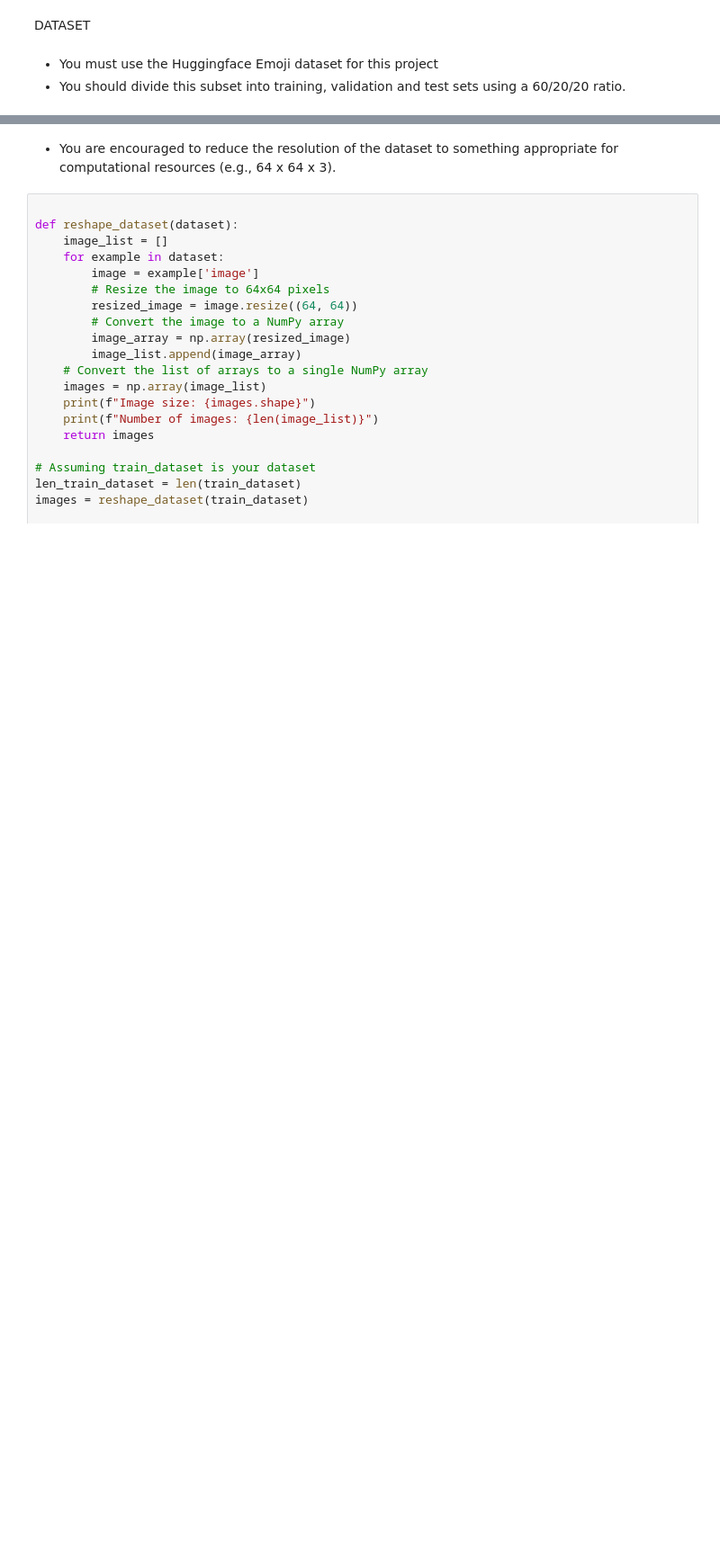
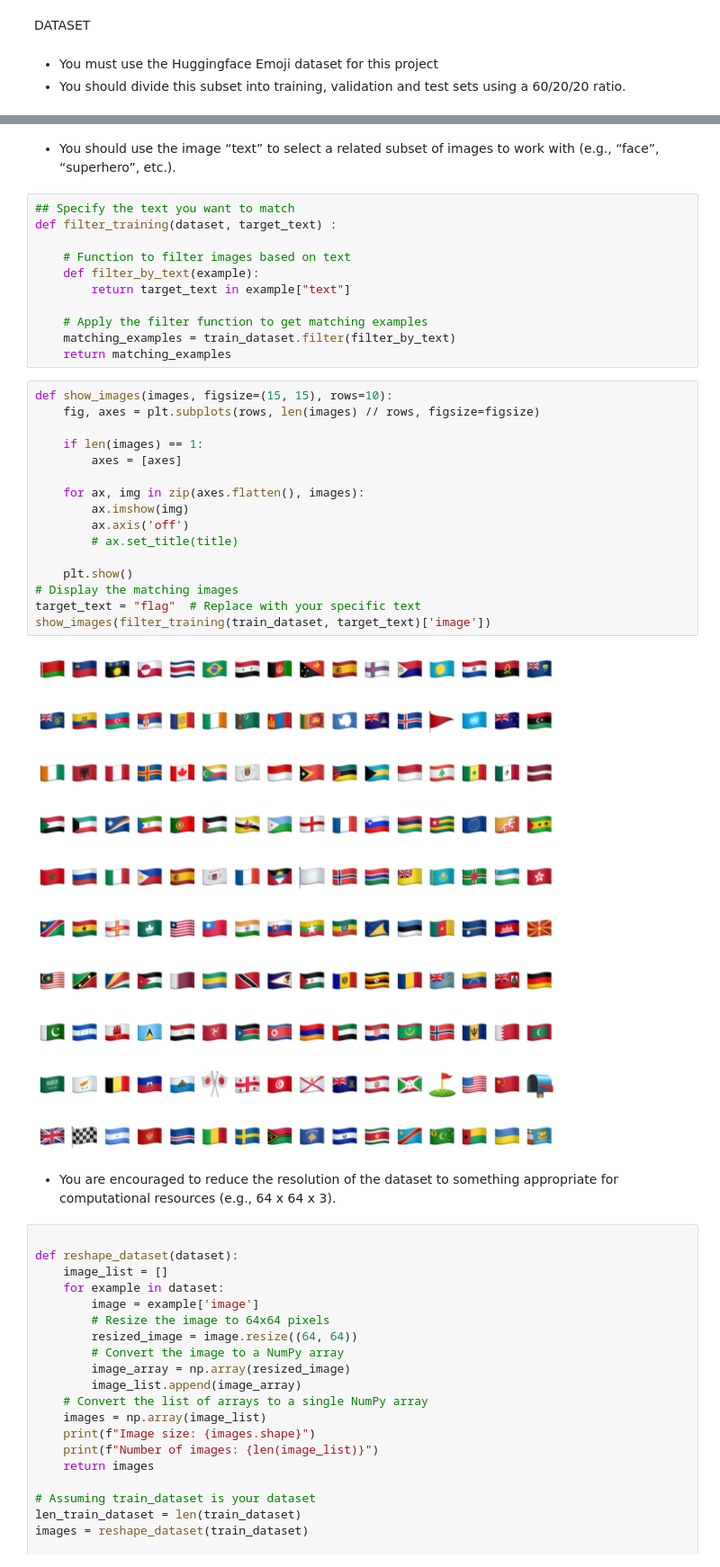
Before and after one commit to msai437-group3/hw2, a Jupyter notebook: autoencoder.ipynb, the cells around one changed output, grey strips where cells are left out. Shown at 90% size. Saved outputs shown, nothing was run; the diff lists cells and outputs as text; blank space fills up the shorter version.

Commit message:
filter training

```diff
--- a/autoencoder.ipynb
+++ b/autoencoder.ipynb
@@ -59,6 +62,38 @@ print(f"Validation: {len(validation_dataset)} examples")
 Train: 1649 examples
 Test: 550 examples
 Validation: 550 examples
+# %% [markdown]
+- You should use the image “text” to select a related subset of images to work with (e.g.,
+“face”, “superhero”, etc.).
+# %%
+## Specify the text you want to match
+def filter_training(dataset, target_text) :
+
+    # Function to filter images based on text
+    def filter_by_text(example):
+        return target_text in example["text"]
+
+    # Apply the filter function to get matching examples
+    matching_examples = train_dataset.filter(filter_by_text)
+    return matching_examples
+# %%
+def show_images(images, figsize=(15, 15), rows=10):
+    fig, axes = plt.subplots(rows, len(images) // rows, figsize=figsize)
+
+    if len(images) == 1:
+        axes = [axes]
+
+    for ax, img in zip(axes.flatten(), images):
+        ax.imshow(img)
+        ax.axis('off')
+        # ax.set_title(title)
+
+    plt.show()
+# Display the matching images
+target_text = "flag"  # Replace with your specific text
+show_images(filter_training(train_dataset, target_text)['image'])
+# %% [output]
+[figure, added]
 # %% [markdown]
 - You are encouraged to reduce the resolution of the dataset to something appropriate for
 computational resources (e.g., 64 x 64 x 3).
```
Also changed, not shown: parts of 1 cell of this notebook.
